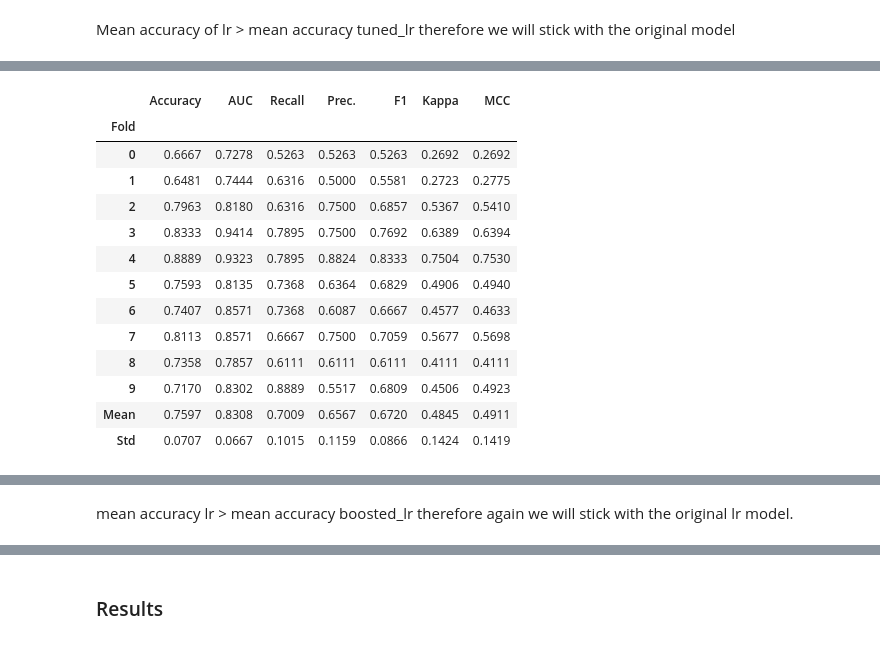
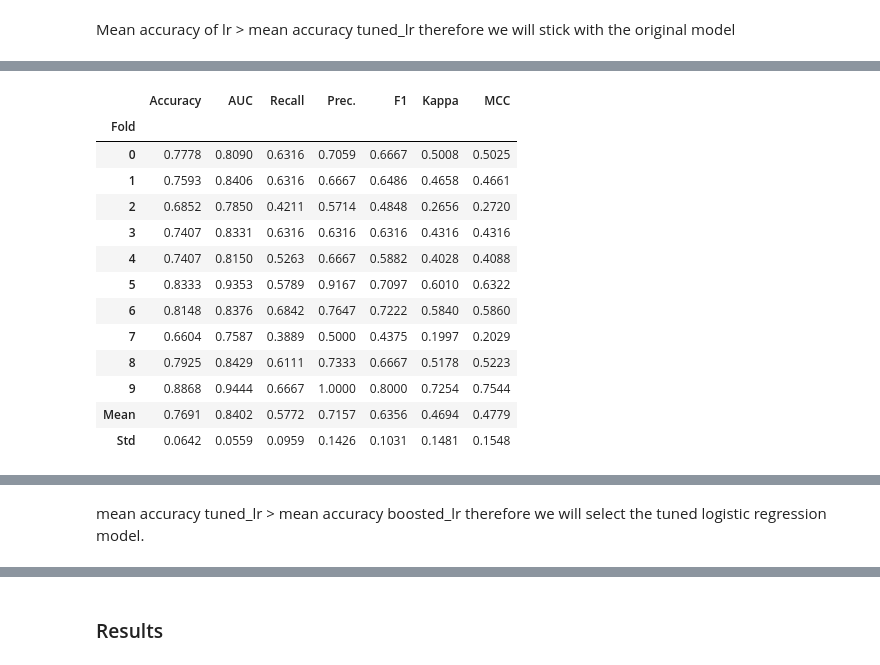
Before and after one commit to anderl23/Diabetes-Prediction-using-Maching-Learning-methods---Random-Forrest-and-AutoML---Louise-Anderson, a Jupyter notebook: ca4015_LouiseAnderson_assignment1.ipynb, the cells around one changed output, grey strips where cells are left out. Drawn from its saved outputs; the diff is of its cells as text; code cells hidden in the pictures.

```diff
--- a/ca4015_LouiseAnderson_assignment1.ipynb
+++ b/ca4015_LouiseAnderson_assignment1.ipynb
@@ -351,7 +379,7 @@ lr = create_model('lr')
 [interactive output not drawn]
 # %%
-# tune model
-tuned_lr = tune_model(lr)
+# tune model and automatically choose the best between the tuned and the original
+tuned_lr = tune_model(lr, choose_better=True)
 # %% [output]
 [interactive output not drawn]
 |  | Accuracy | AUC | Recall | Prec. | F1 | Kappa | MCC |
@@ -391,21 +420,21 @@ LogisticRegression(C=1.0, class_weight=None, dual=False, fit_intercept=True,
 # %%
-boosted_lr = ensemble_model(lr, method='Boosting')
+boosted_lr = ensemble_model(tuned_lr, method='Boosting')
 # %% [output]
 [interactive output not drawn]
 |  | Accuracy | AUC | Recall | Prec. | F1 | Kappa | MCC |
 | Fold |  |  |  |  |  |  |  |
-| 0 | 0.6667 | 0.7278 | 0.5263 | 0.5263 | 0.5263 | 0.2692 | 0.2692 |
-| 1 | 0.6481 | 0.7444 | 0.6316 | 0.5000 | 0.5581 | 0.2723 | 0.2775 |
-| 2 | 0.7963 | 0.8180 | 0.6316 | 0.7500 | 0.6857 | 0.5367 | 0.5410 |
-| 3 | 0.8333 | 0.9414 | 0.7895 | 0.7500 | 0.7692 | 0.6389 | 0.6394 |
-| 4 | 0.8889 | 0.9323 | 0.7895 | 0.8824 | 0.8333 | 0.7504 | 0.7530 |
-| 5 | 0.7593 | 0.8135 | 0.7368 | 0.6364 | 0.6829 | 0.4906 | 0.4940 |
-| 6 | 0.7407 | 0.8571 | 0.7368 | 0.6087 | 0.6667 | 0.4577 | 0.4633 |
-| 7 | 0.8113 | 0.8571 | 0.6667 | 0.7500 | 0.7059 | 0.5677 | 0.5698 |
-| 8 | 0.7358 | 0.7857 | 0.6111 | 0.6111 | 0.6111 | 0.4111 | 0.4111 |
-| 9 | 0.7170 | 0.8302 | 0.8889 | 0.5517 | 0.6809 | 0.4506 | 0.4923 |
-| Mean | 0.7597 | 0.8308 | 0.7009 | 0.6567 | 0.6720 | 0.4845 | 0.4911 |
-| Std | 0.0707 | 0.0667 | 0.1015 | 0.1159 | 0.0866 | 0.1424 | 0.1419 |
+| 0 | 0.7778 | 0.8090 | 0.6316 | 0.7059 | 0.6667 | 0.5008 | 0.5025 |
+| 1 | 0.7593 | 0.8406 | 0.6316 | 0.6667 | 0.6486 | 0.4658 | 0.4661 |
+| 2 | 0.6852 | 0.7850 | 0.4211 | 0.5714 | 0.4848 | 0.2656 | 0.2720 |
+| 3 | 0.7407 | 0.8331 | 0.6316 | 0.6316 | 0.6316 | 0.4316 | 0.4316 |
+| 4 | 0.7407 | 0.8150 | 0.5263 | 0.6667 | 0.5882 | 0.4028 | 0.4088 |
+| 5 | 0.8333 | 0.9353 | 0.5789 | 0.9167 | 0.7097 | 0.6010 | 0.6322 |
+| 6 | 0.8148 | 0.8376 | 0.6842 | 0.7647 | 0.7222 | 0.5840 | 0.5860 |
+| 7 | 0.6604 | 0.7587 | 0.3889 | 0.5000 | 0.4375 | 0.1997 | 0.2029 |
+| 8 | 0.7925 | 0.8429 | 0.6111 | 0.7333 | 0.6667 | 0.5178 | 0.5223 |
+| 9 | 0.8868 | 0.9444 | 0.6667 | 1.0000 | 0.8000 | 0.7254 | 0.7544 |
+| Mean | 0.7691 | 0.8402 | 0.5772 | 0.7157 | 0.6356 | 0.4694 | 0.4779 |
+| Std | 0.0642 | 0.0559 | 0.0959 | 0.1426 | 0.1031 | 0.1481 | 0.1548 |
 [interactive output not drawn]
 # %% [markdown]
-mean accuracy lr > mean accuracy boosted_lr therefore again we will stick with the original lr model.
+mean accuracy tuned_lr > mean accuracy boosted_lr therefore we will select the tuned logistic regression model.
```
Also changed, not shown: parts of 19 cells of this notebook.
